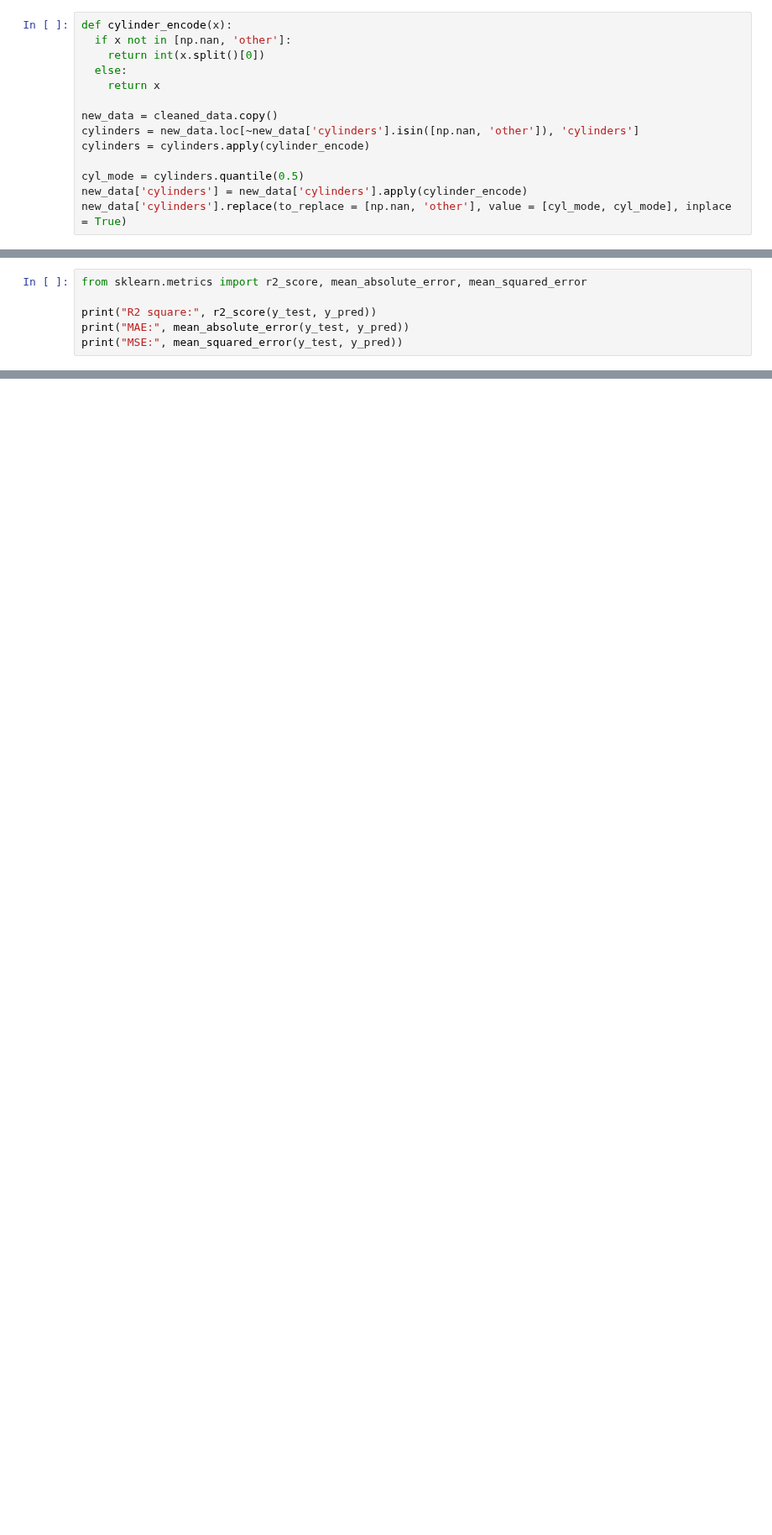
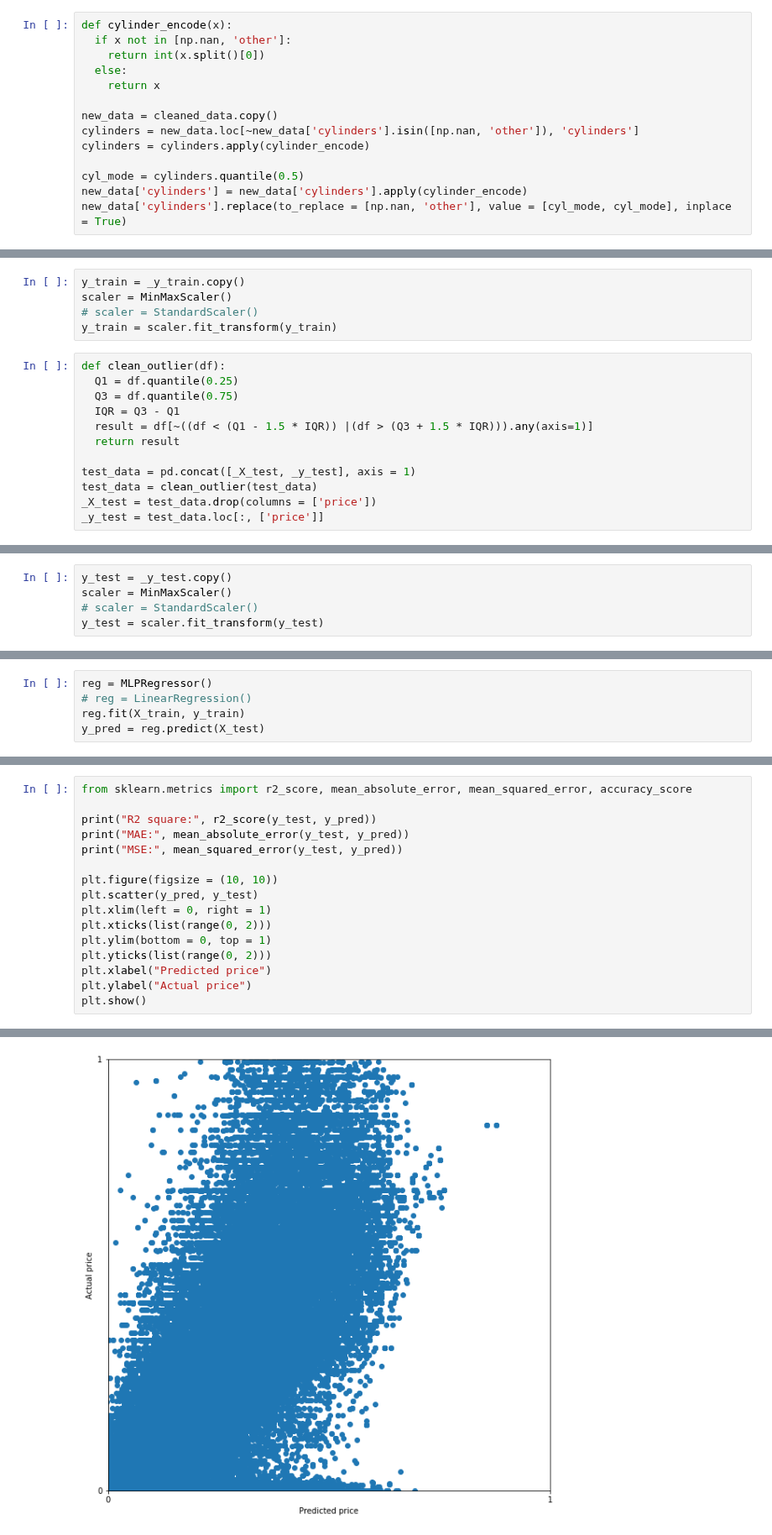
Before and after one commit to aulia-adil/craiglist-sales, a Jupyter notebook: Proyek_Akhir_KASDD.ipynb, the cells around one changed output, grey strips where cells are left out. Shown at 84% size. Cells and saved outputs as stored; diff of their text form; blank space fills up the shorter version.

```diff
--- a/Proyek_Akhir_KASDD.ipynb
+++ b/Proyek_Akhir_KASDD.ipynb
@@ -397,0 +424,17 @@ y_pred = reg.predict(X_test)
+# %%
+y_train = _y_train.copy()
+scaler = MinMaxScaler()
+# scaler = StandardScaler()
+y_train = scaler.fit_transform(y_train)
+# %%
+def clean_outlier(df):
+  Q1 = df.quantile(0.25)
+  Q3 = df.quantile(0.75)
+  IQR = Q3 - Q1
+  result = df[~((df < (Q1 - 1.5 * IQR)) |(df > (Q3 + 1.5 * IQR))).any(axis=1)]
+  return result
+
+test_data = pd.concat([_X_test, _y_test], axis = 1)
+test_data = clean_outlier(test_data)
+_X_test = test_data.drop(columns = ['price'])
+_y_test = test_data.loc[:, ['price']]
@@ -397,0 +472,5 @@ y_pred = reg.predict(X_test)
+# %%
+y_test = _y_test.copy()
+scaler = MinMaxScaler()
+# scaler = StandardScaler()
+y_test = scaler.fit_transform(y_test)
@@ -397,0 +494,5 @@ y_pred = reg.predict(X_test)
+# %%
+reg = MLPRegressor()
+# reg = LinearRegression()
+reg.fit(X_train, y_train)
+y_pred = reg.predict(X_test)
@@ -398,7 +501,17 @@ y_pred = reg.predict(X_test)
 # %%
-from sklearn.metrics import r2_score, mean_absolute_error, mean_squared_error
+from sklearn.metrics import r2_score, mean_absolute_error, mean_squared_error, accuracy_score
 
 print("R2 square:", r2_score(y_test, y_pred))
 print("MAE:", mean_absolute_error(y_test, y_pred))
 print("MSE:", mean_squared_error(y_test, y_pred))
+
+plt.figure(figsize = (10, 10))
+plt.scatter(y_pred, y_test)
+plt.xlim(left = 0, right = 1)
+plt.xticks(list(range(0, 2)))
+plt.ylim(bottom = 0, top = 1)
+plt.yticks(list(range(0, 2)))
+plt.xlabel("Predicted price")
+plt.ylabel("Actual price")
+plt.show()
 # %% [output]
@@ -407,0 +521 @@ MSE: 327042185490624.94
+[figure, added]
```
Also changed, not shown: parts of 12 cells of this notebook.
